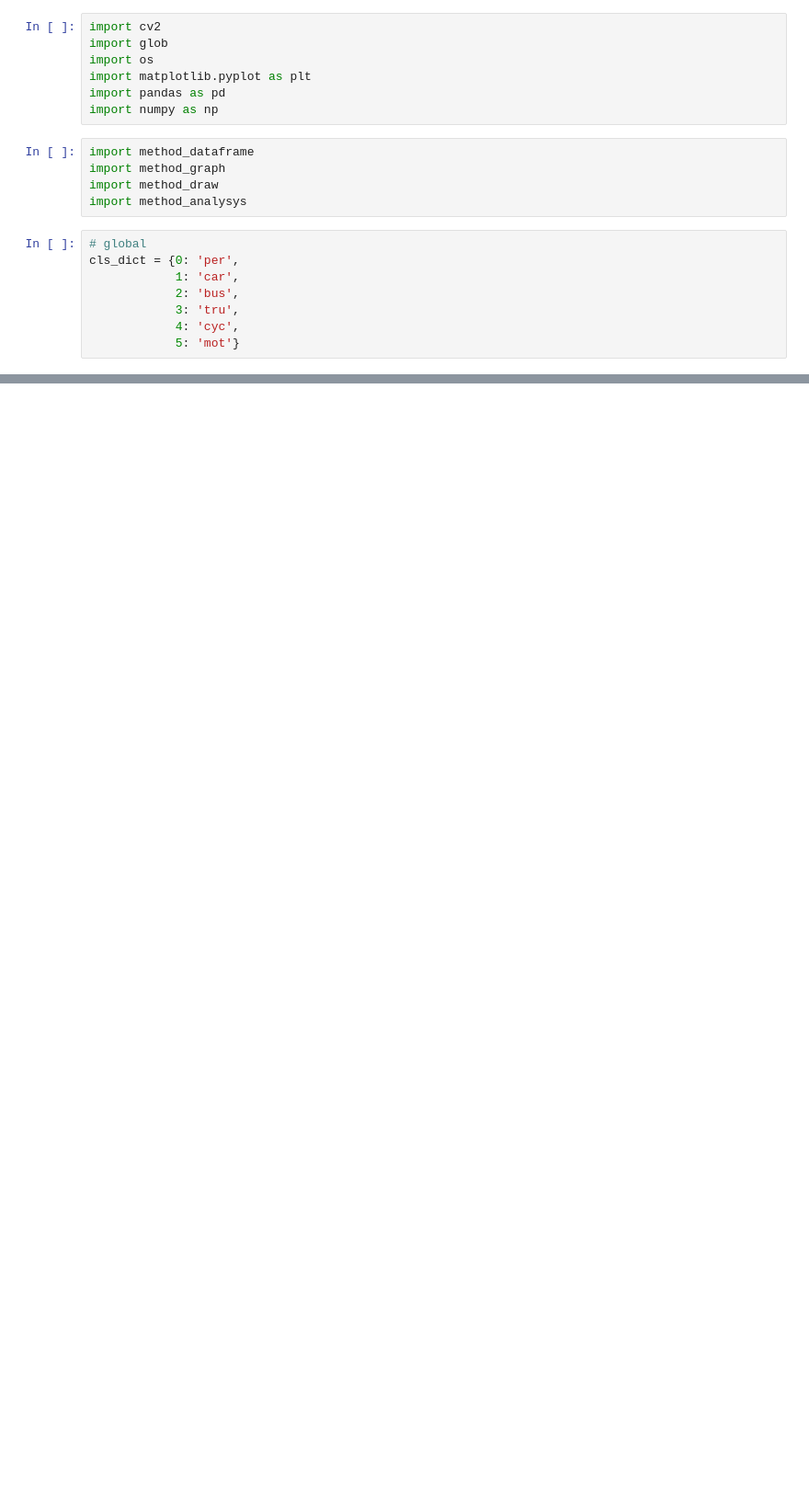
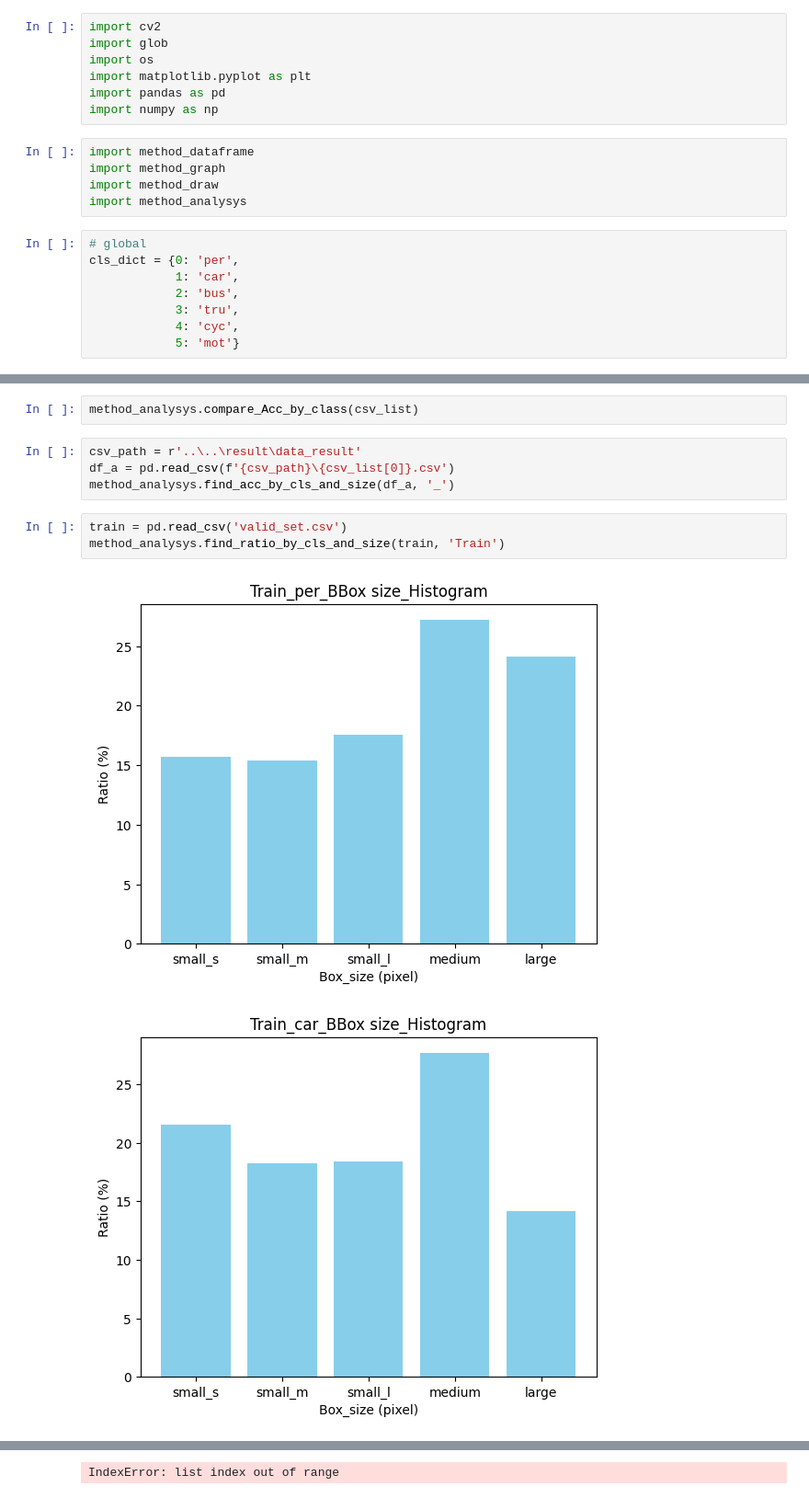
Before and after one commit to Lee-chan-hyeok/Nextchip_Autonomous_Driving_Contest, a Jupyter notebook: analysing/bbox/df_analysys.ipynb, the cells around one changed output, grey strips where cells are left out. Shown at 92% size. Drawn from its saved outputs; the diff is of its cells as text; blank space fills up the shorter version.

```diff
--- a/analysing/bbox/df_analysys.ipynb
+++ b/analysing/bbox/df_analysys.ipynb
@@ -106,0 +25,12 @@ for idx in range(6):
+# %%
+method_analysys.compare_Acc_by_class(csv_list)
+# %%
+csv_path = r'..\..\result\data_result'
+df_a = pd.read_csv(f'{csv_path}\{csv_list[0]}.csv')
+method_analysys.find_acc_by_cls_and_size(df_a, '_')
+# %%
+train = pd.read_csv('valid_set.csv')
+method_analysys.find_ratio_by_cls_and_size(train, 'Train')
+# %% [output]
+[figure, added]
+[figure, added]
@@ -106,0 +41 @@ for idx in range(6):
+IndexError: list index out of range
```
Also changed, not shown: parts of 11 cells of this notebook, 12 other files.
